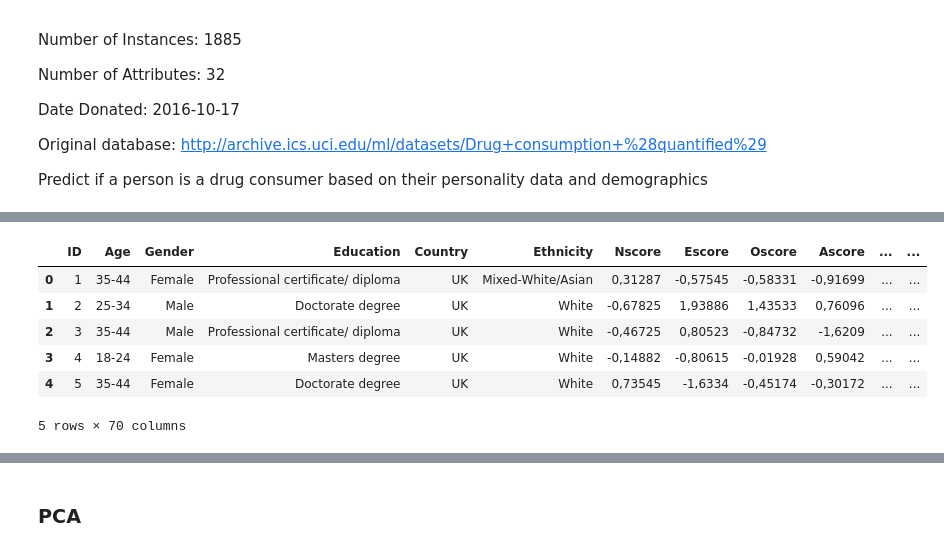
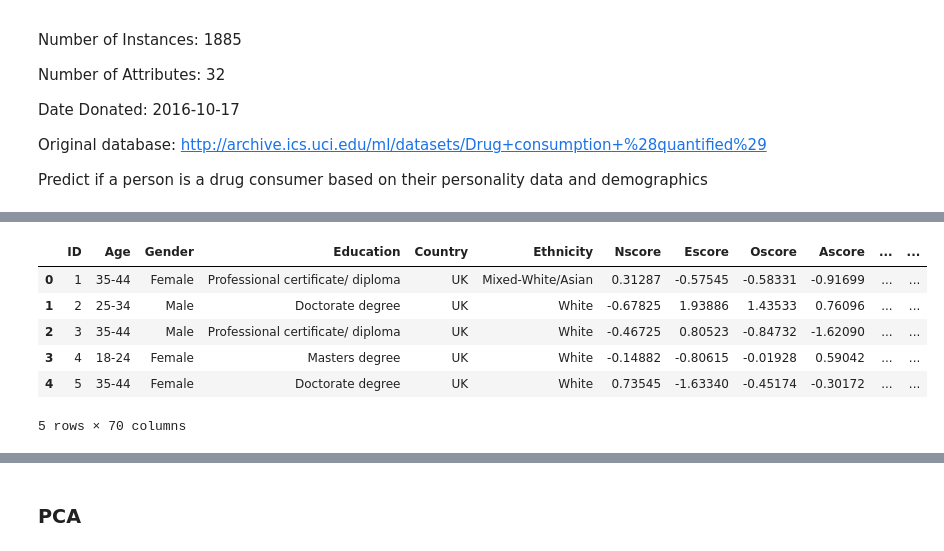
Before and after one commit to FranciscoMendozaLara/PredictionOfDrugConsumption, a Jupyter notebook: Drug_Consumption_Predictions_with_ML.ipynb, the cells around one changed output, grey strips where cells are left out. Saved outputs shown, nothing was run; the diff lists cells and outputs as text; code cells hidden in the pictures.

```diff
--- a/Drug_Consumption_Predictions_with_ML.ipynb
+++ b/Drug_Consumption_Predictions_with_ML.ipynb
@@ -34,12 +51,12 @@ import graphviz
 # %%
 # Read data from csv saved in your computer
-df = pd.read_csv("C:/Users/kqtt651/OneDrive - AZCollaboration/dataFrames/drugConsumption.csv", delimiter=';')
+df = pd.read_csv("C:/Users/kqtt651/OneDrive - AZCollaboration/dataFrames/drugConsumption.csv", delimiter=';', decimal=",")
 df.head() # visualize the first rows of tha DataFrame
 # %% [output]
 |  | ID | Age | Gender | Education | Country | Ethnicity | Nscore | Escore | Oscore | Ascore | ... | ... |
-| 0 | 1 | 35-44 | Female | Professional certificate/ diploma | UK | Mixed-White/Asian | 0,31287 | -0,57545 | -0,58331 | -0,91699 | ... | ... |
-| 1 | 2 | 25-34 | Male | Doctorate degree | UK | White | -0,67825 | 1,93886 | 1,43533 | 0,76096 | ... | ... |
-| 2 | 3 | 35-44 | Male | Professional certificate/ diploma | UK | White | -0,46725 | 0,80523 | -0,84732 | -1,6209 | ... | ... |
-| 3 | 4 | 18-24 | Female | Masters degree | UK | White | -0,14882 | -0,80615 | -0,01928 | 0,59042 | ... | ... |
-| 4 | 5 | 35-44 | Female | Doctorate degree | UK | White | 0,73545 | -1,6334 | -0,45174 | -0,30172 | ... | ... |
+| 0 | 1 | 35-44 | Female | Professional certificate/ diploma | UK | Mixed-White/Asian | 0.31287 | -0.57545 | -0.58331 | -0.91699 | ... | ... |
+| 1 | 2 | 25-34 | Male | Doctorate degree | UK | White | -0.67825 | 1.93886 | 1.43533 | 0.76096 | ... | ... |
+| 2 | 3 | 35-44 | Male | Professional certificate/ diploma | UK | White | -0.46725 | 0.80523 | -0.84732 | -1.62090 | ... | ... |
+| 3 | 4 | 18-24 | Female | Masters degree | UK | White | -0.14882 | -0.80615 | -0.01928 | 0.59042 | ... | ... |
+| 4 | 5 | 35-44 | Female | Doctorate degree | UK | White | 0.73545 | -1.63340 | -0.45174 | -0.30172 | ... | ... |
 5 rows × 70 columns
```
Also changed, not shown: parts of 24 cells of this notebook.
